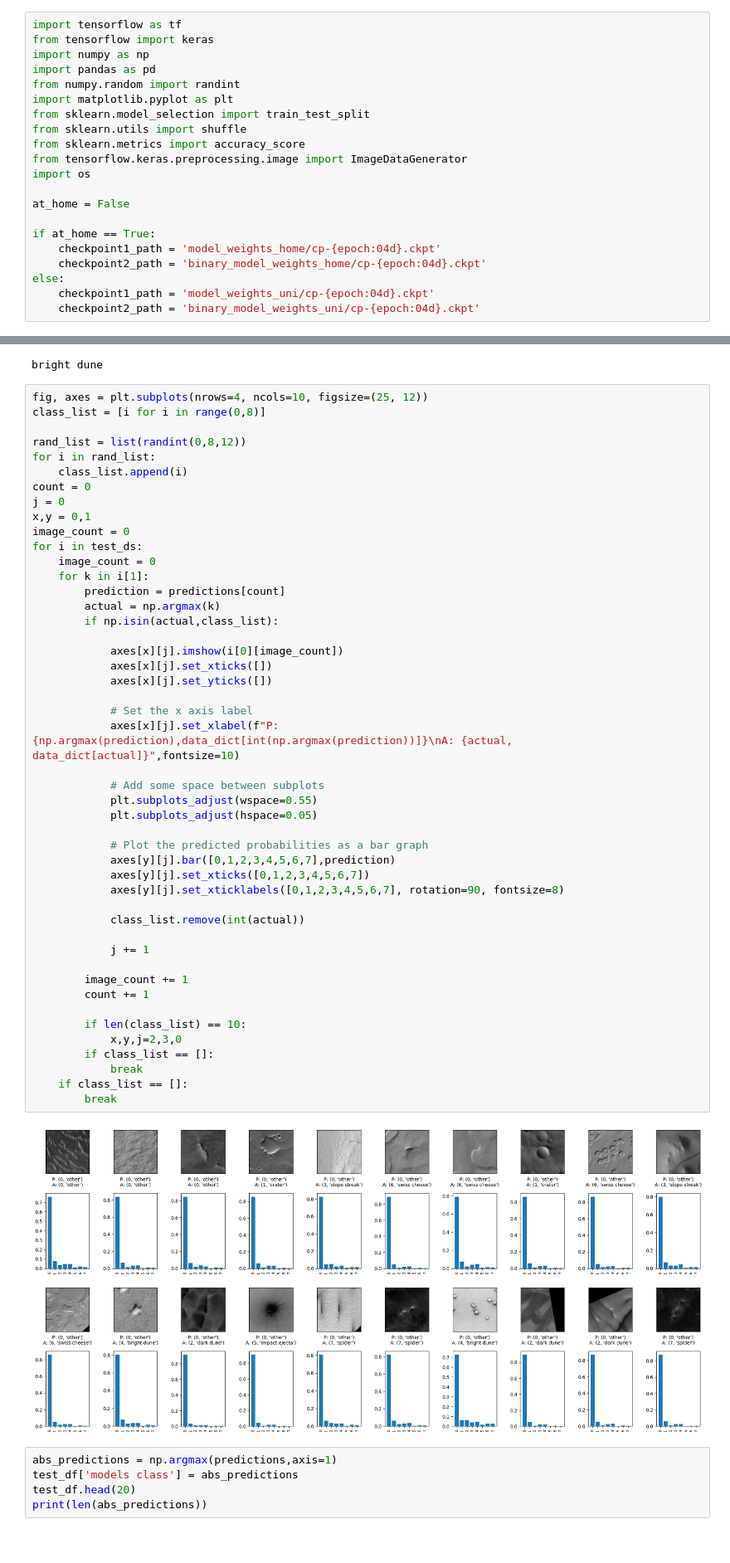
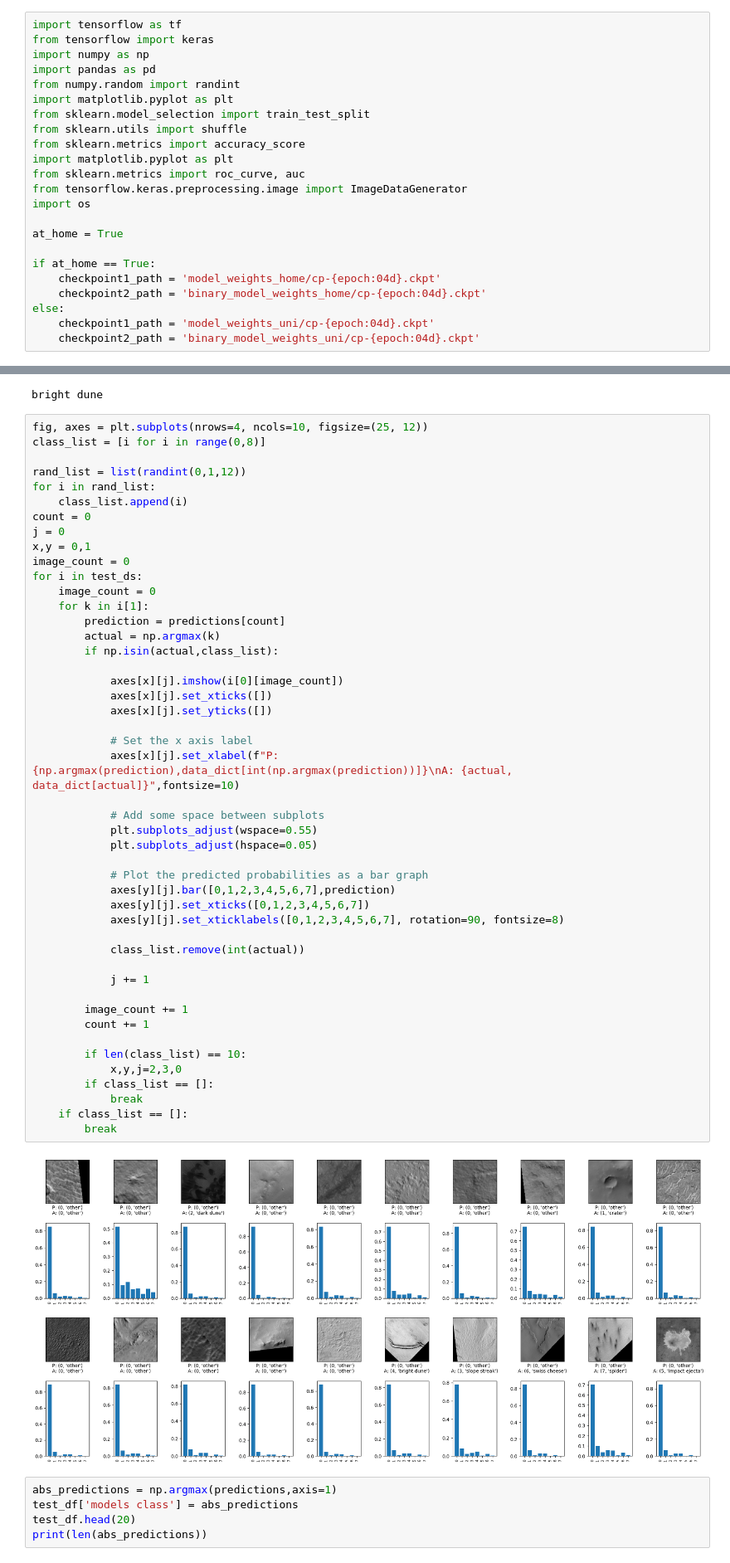
Before and after one commit to Saashiv-Valjee/Practical_Machine_Learning, a Jupyter notebook: ogabogadobado.ipynb, the cells around one changed output, grey strips where cells are left out. Shown at 83% size. Drawn from its saved outputs; the diff is of its cells as text.

```diff
--- a/ogabogadobado.ipynb
+++ b/ogabogadobado.ipynb
@@ -8,10 +8,12 @@ import matplotlib.pyplot as plt
 from sklearn.model_selection import train_test_split
 from sklearn.utils import shuffle
 from sklearn.metrics import accuracy_score
+import matplotlib.pyplot as plt
+from sklearn.metrics import roc_curve, auc
 from tensorflow.keras.preprocessing.image import ImageDataGenerator
 import os
 
-at_home = False
+at_home = True
 
 if at_home == True:
     checkpoint1_path = 'model_weights_home/cp-{epoch:04d}.ckpt'
@@ -245,7 +284,7 @@ bright dune
 fig, axes = plt.subplots(nrows=4, ncols=10, figsize=(25, 12))
 class_list = [i for i in range(0,8)]
 
-rand_list = list(randint(0,8,12))
+rand_list = list(randint(0,1,12))
 for i in rand_list:
     class_list.append(i)
 count = 0
@@ -262,34 +301,34 @@ for i in test_ds:
             axes[x][j].imshow(i[0][image_count])
             axes[x][j].set_xticks([])
             axes[x][j].set_yticks([])
 
             # Set the x axis label
             axes[x][j].set_xlabel(f"P: {np.argmax(prediction),data_dict[int(np.argmax(prediction))]}\nA: {actual, data_dict[actual]}",fontsize=10)
 
             # Add some space between subplots
             plt.subplots_adjust(wspace=0.55)
             plt.subplots_adjust(hspace=0.05)
 
             # Plot the predicted probabilities as a bar graph
             axes[y][j].bar([0,1,2,3,4,5,6,7],prediction)
             axes[y][j].set_xticks([0,1,2,3,4,5,6,7])
             axes[y][j].set_xticklabels([0,1,2,3,4,5,6,7], rotation=90, fontsize=8)
 
             class_list.remove(int(actual))
 
             j += 1
 
         image_count += 1
         count += 1
 
         if len(class_list) == 10:
             x,y,j=2,3,0
         if class_list == []:
             break
     if class_list == []:
         break
 # %% [output]
-[figure, old version]
+[figure, new version]
 # %%
 abs_predictions = np.argmax(predictions,axis=1)
 test_df['models class'] = abs_predictions
```
Also changed, not shown: parts of 32 cells of this notebook.
